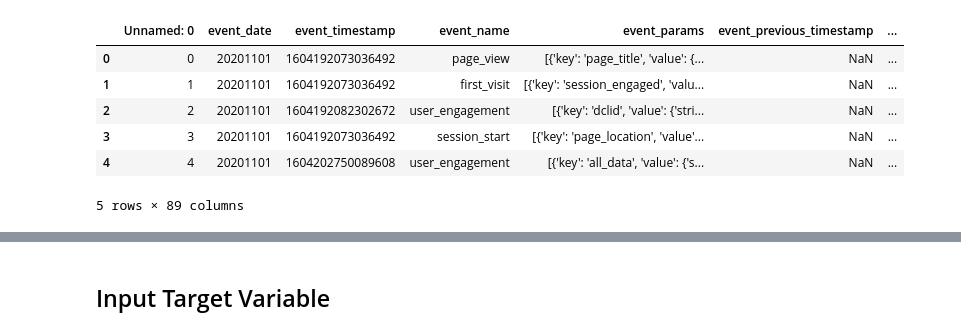
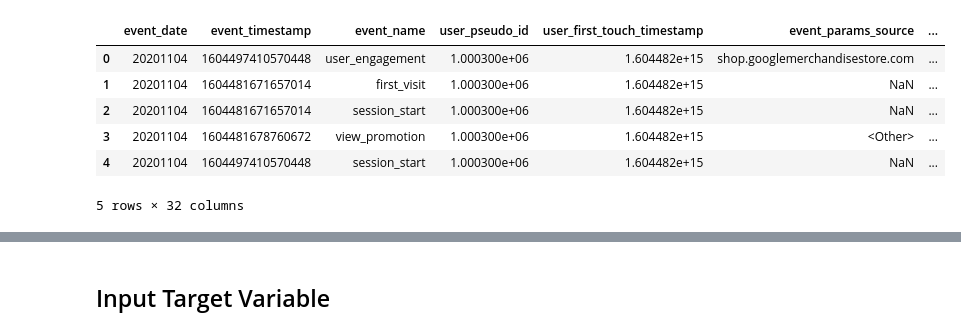
Before and after one commit to alexhalenke/Predicting_Purchase_Intention, a Jupyter notebook: notebooks/notebook_Alex.ipynb, the cells around one changed output, grey strips where cells are left out. Drawn from its saved outputs; the diff is of its cells as text; code cells hidden in the pictures.

```diff
--- a/notebooks/notebook_Alex.ipynb
+++ b/notebooks/notebook_Alex.ipynb
@@ -23,13 +24,15 @@ for filename in all_files:
     frame = pd.read_csv(filename, index_col=None, header=0, )
     li.append(frame)
 df = pd.concat(li, axis=0, ignore_index=True)
+# %%
+df1 = clean_data(df)
 # %%
-df.head()
+df1.head()
 # %% [output]
-|  | Unnamed: 0 | event_date | event_timestamp | event_name | event_params | event_previous_timestamp | ... |
-| 0 | 0 | 20201101 | 1604192073036492 | page_view | [{'key': 'page_title', 'value': {... | NaN | ... |
-| 1 | 1 | 20201101 | 1604192073036492 | first_visit | [{'key': 'session_engaged', 'valu... | NaN | ... |
-| 2 | 2 | 20201101 | 1604192082302672 | user_engagement | [{'key': 'dclid', 'value': {'stri... | NaN | ... |
-| 3 | 3 | 20201101 | 1604192073036492 | session_start | [{'key': 'page_location', 'value'... | NaN | ... |
-| 4 | 4 | 20201101 | 1604202750089608 | user_engagement | [{'key': 'all_data', 'value': {'s... | NaN | ... |
+|  | event_date | event_timestamp | event_name | user_pseudo_id | user_first_touch_timestamp | event_params_source | ... |
+| 0 | 20201104 | 1604497410570448 | user_engagement | 1.000300e+06 | 1.604482e+15 | shop.googlemerchandisestore.com | ... |
+| 1 | 20201104 | 1604481671657014 | first_visit | 1.000300e+06 | 1.604482e+15 | NaN | ... |
+| 2 | 20201104 | 1604481671657014 | session_start | 1.000300e+06 | 1.604482e+15 | NaN | ... |
+| 3 | 20201104 | 1604481678760672 | view_promotion | 1.000300e+06 | 1.604482e+15 | <Other> | ... |
+| 4 | 20201104 | 1604497410570448 | session_start | 1.000300e+06 | 1.604482e+15 | NaN | ... |
-5 rows × 89 columns
+5 rows × 32 columns
```
Also changed, not shown: parts of 182 cells of this notebook, 1 other file.
